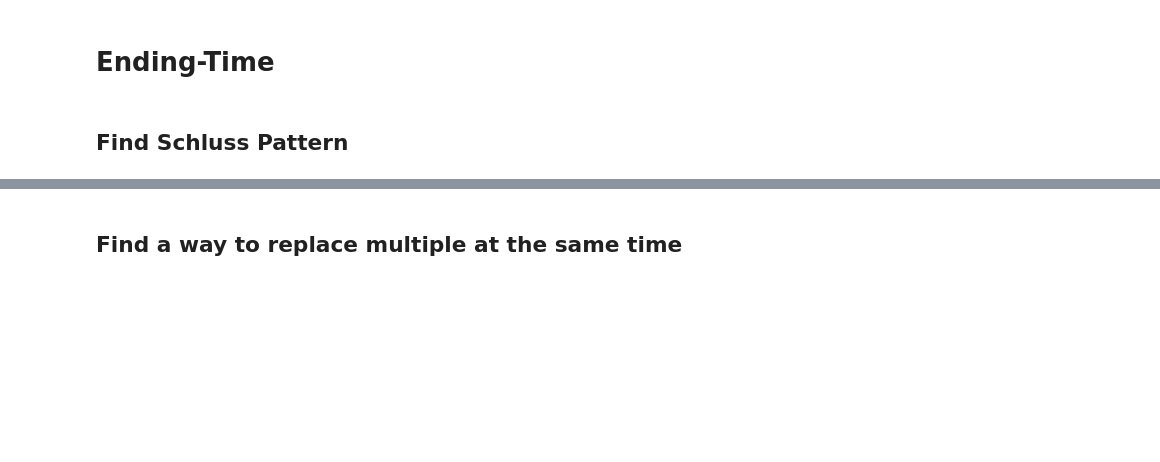
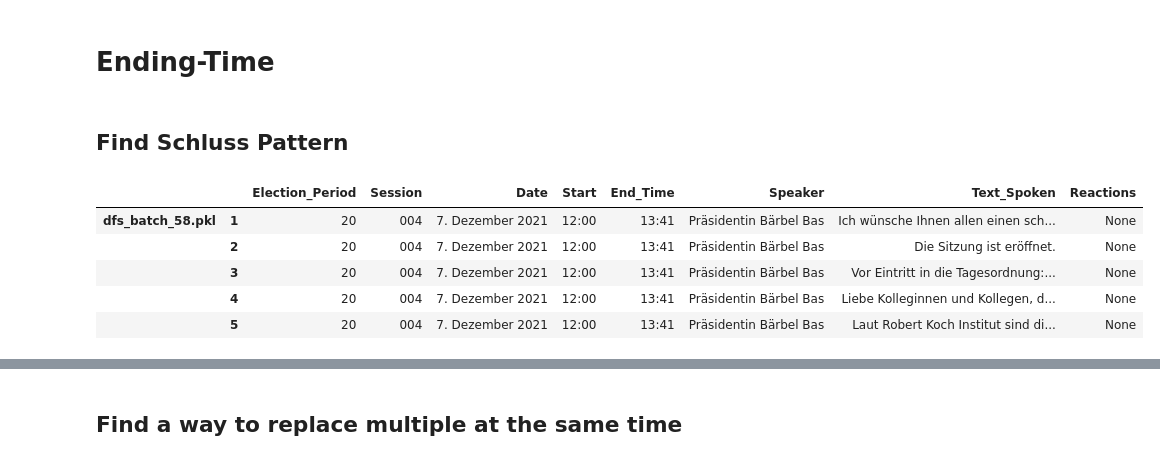
Before and after one commit to MerleSt/Sentiment_In_Session, a Jupyter notebook: Notebooks/2. Cleaning_PDFs/df_cleaning.ipynb, the cells around one changed output, grey strips where cells are left out. Saved outputs shown, nothing was run; the diff lists cells and outputs as text; code cells hidden in the pictures; blank space fills up the shorter version.

```diff
--- a/Notebooks/2. Cleaning_PDFs/df_cleaning.ipynb
+++ b/Notebooks/2. Cleaning_PDFs/df_cleaning.ipynb
@@ -64,6 +69,15 @@ dtype: int64
 # Ending-Time
 # %% [markdown]
 ## Find Schluss Pattern
+# %%
+df.head()
+# %% [output]
+|  |  | Election_Period | Session | Date | Start | End_Time | Speaker | Text_Spoken | Reactions |
+| dfs_batch_58.pkl | 1 | 20 | 004 | 7. Dezember 2021 | 12:00 | 13:41 | Präsidentin Bärbel Bas | Ich wünsche Ihnen allen einen sch... | None |
+|  | 2 | 20 | 004 | 7. Dezember 2021 | 12:00 | 13:41 | Präsidentin Bärbel Bas | Die Sitzung ist eröffnet. | None |
+|  | 3 | 20 | 004 | 7. Dezember 2021 | 12:00 | 13:41 | Präsidentin Bärbel Bas | Vor Eintritt in die Tagesordnung:... | None |
+|  | 4 | 20 | 004 | 7. Dezember 2021 | 12:00 | 13:41 | Präsidentin Bärbel Bas | Liebe Kolleginnen und Kollegen, d... | None |
+|  | 5 | 20 | 004 | 7. Dezember 2021 | 12:00 | 13:41 | Präsidentin Bärbel Bas | Laut Robert Koch Institut sind di... | None |
 # %%
 # Identify missing Schluss
 missing_schluss_df = df[df['End_Time'].isna()]
```
Also changed, not shown: parts of 37 cells of this notebook, 2 other files.
